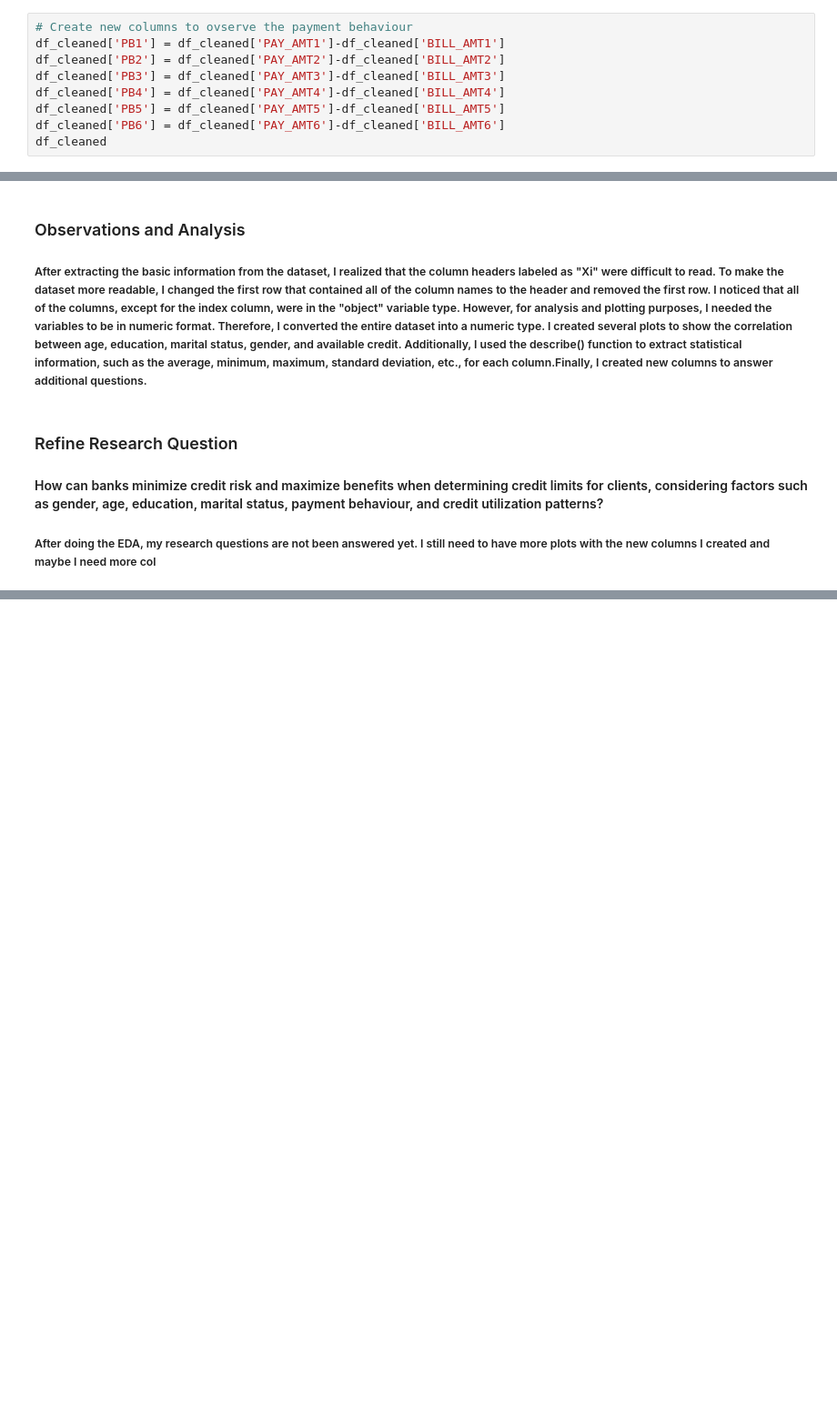
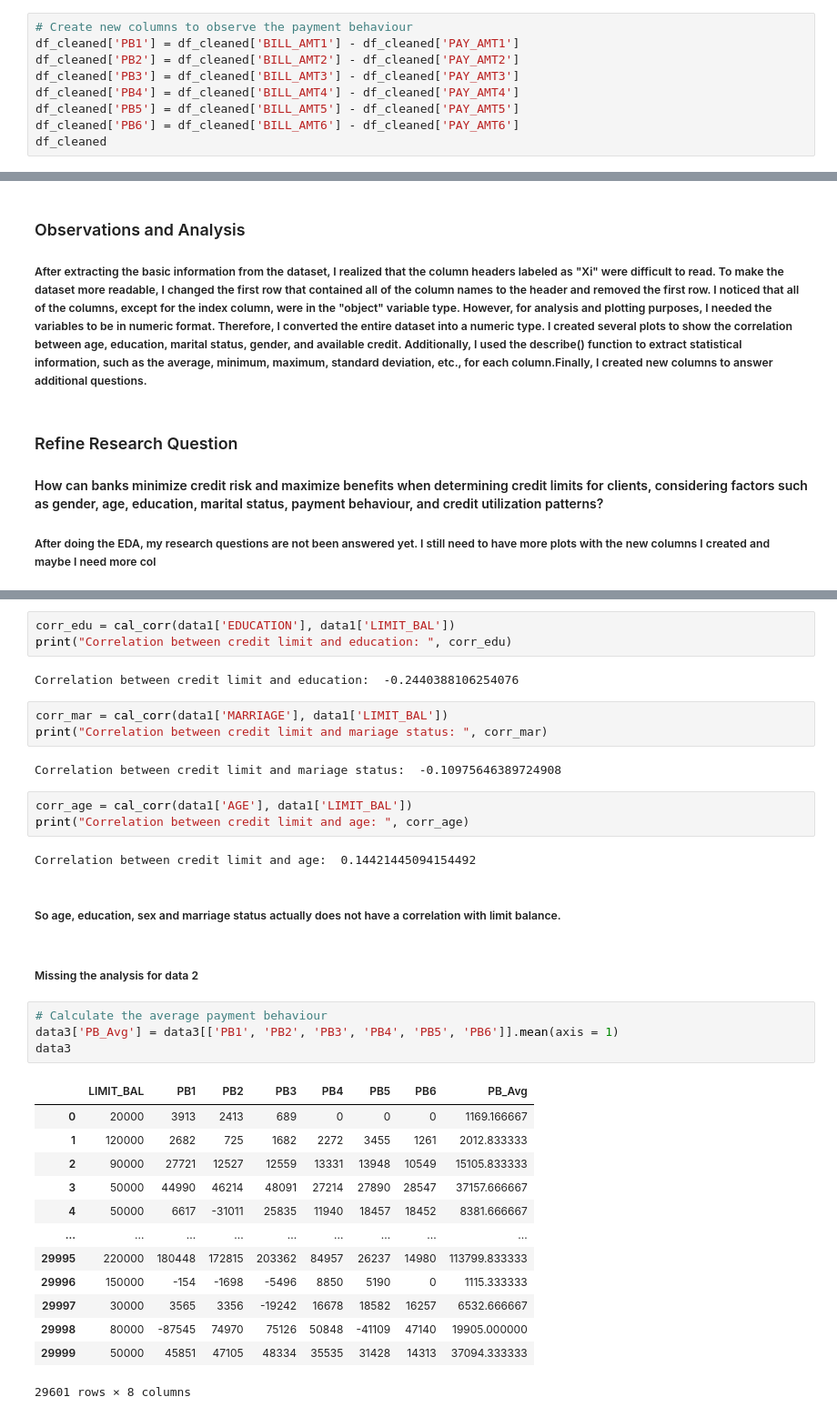
Before and after one commit to ubco-W2022T2-data301/project-group-group27, a Jupyter notebook: analysis/analysis_Betty.ipynb, the cells around one changed output, grey strips where cells are left out. Shown at 91% size. Saved outputs shown, nothing was run; the diff lists cells and outputs as text; blank space fills up the shorter version.

```diff
--- a/analysis/analysis_Betty.ipynb
+++ b/analysis/analysis_Betty.ipynb
@@ -256,13 +256,13 @@ limit_mar.set(ylabel = None)
 [Text(0, 0.5, '')]
 [figure]
 # %%
-# Create new columns to ovserve the payment behaviour
-df_cleaned['PB1'] = df_cleaned['PAY_AMT1']-df_cleaned['BILL_AMT1']
-df_cleaned['PB2'] = df_cleaned['PAY_AMT2']-df_cleaned['BILL_AMT2']
-df_cleaned['PB3'] = df_cleaned['PAY_AMT3']-df_cleaned['BILL_AMT3']
-df_cleaned['PB4'] = df_cleaned['PAY_AMT4']-df_cleaned['BILL_AMT4']
-df_cleaned['PB5'] = df_cleaned['PAY_AMT5']-df_cleaned['BILL_AMT5']
-df_cleaned['PB6'] = df_cleaned['PAY_AMT6']-df_cleaned['BILL_AMT6']
+# Create new columns to observe the payment behaviour
+df_cleaned['PB1'] = df_cleaned['BILL_AMT1'] - df_cleaned['PAY_AMT1']
+df_cleaned['PB2'] = df_cleaned['BILL_AMT2'] - df_cleaned['PAY_AMT2']
+df_cleaned['PB3'] = df_cleaned['BILL_AMT3'] - df_cleaned['PAY_AMT3']
+df_cleaned['PB4'] = df_cleaned['BILL_AMT4'] - df_cleaned['PAY_AMT4']
+df_cleaned['PB5'] = df_cleaned['BILL_AMT5'] - df_cleaned['PAY_AMT5']
+df_cleaned['PB6'] = df_cleaned['BILL_AMT6'] - df_cleaned['PAY_AMT6']
 df_cleaned
 # %% [output]
 |  | ID | LIMIT_BAL | SEX | EDUCATION | MARRIAGE | AGE | PAY_0 | PAY_2 | PAY_3 | PAY_4 | ... |
@@ -300,0 +478,37 @@ df_cleaned.describe()
+# %%
+corr_edu = cal_corr(data1['EDUCATION'], data1['LIMIT_BAL'])
+print("Correlation between credit limit and education: ", corr_edu)
+# %% [output]
+Correlation between credit limit and education:  -0.2440388106254076
+# %%
+corr_mar = cal_corr(data1['MARRIAGE'], data1['LIMIT_BAL'])
+print("Correlation between credit limit and mariage status: ", corr_mar)
+# %% [output]
+Correlation between credit limit and mariage status:  -0.10975646389724908
+# %%
+corr_age = cal_corr(data1['AGE'], data1['LIMIT_BAL'])
+print("Correlation between credit limit and age: ", corr_age)
+# %% [output]
+Correlation between credit limit and age:  0.14421445094154492
+# %% [markdown]
+##### So age, education, sex and marriage status actually does not have a correlation with limit balance.
+# %% [markdown]
+##### Missing the analysis for data 2
+# %%
+# Calculate the average payment behaviour
+data3['PB_Avg'] = data3[['PB1', 'PB2', 'PB3', 'PB4', 'PB5', 'PB6']].mean(axis = 1)
+data3
+# %% [output]
+|  | LIMIT_BAL | PB1 | PB2 | PB3 | PB4 | PB5 | PB6 | PB_Avg |
+| 0 | 20000 | 3913 | 2413 | 689 | 0 | 0 | 0 | 1169.166667 |
+| 1 | 120000 | 2682 | 725 | 1682 | 2272 | 3455 | 1261 | 2012.833333 |
+| 2 | 90000 | 27721 | 12527 | 12559 | 13331 | 13948 | 10549 | 15105.833333 |
+| 3 | 50000 | 44990 | 46214 | 48091 | 27214 | 27890 | 28547 | 37157.666667 |
+| 4 | 50000 | 6617 | -31011 | 25835 | 11940 | 18457 | 18452 | 8381.666667 |
+| ... | ... | ... | ... | ... | ... | ... | ... | ... |
+| 29995 | 220000 | 180448 | 172815 | 203362 | 84957 | 26237 | 14980 | 113799.833333 |
+| 29996 | 150000 | -154 | -1698 | -5496 | 8850 | 5190 | 0 | 1115.333333 |
+| 29997 | 30000 | 3565 | 3356 | -19242 | 16678 | 18582 | 16257 | 6532.666667 |
+| 29998 | 80000 | -87545 | 74970 | 75126 | 50848 | -41109 | 47140 | 19905.000000 |
+| 29999 | 50000 | 45851 | 47105 | 48334 | 35535 | 31428 | 14313 | 37094.333333 |
+29601 rows × 8 columns
```
Also changed, not shown: parts of 19 cells of this notebook.
